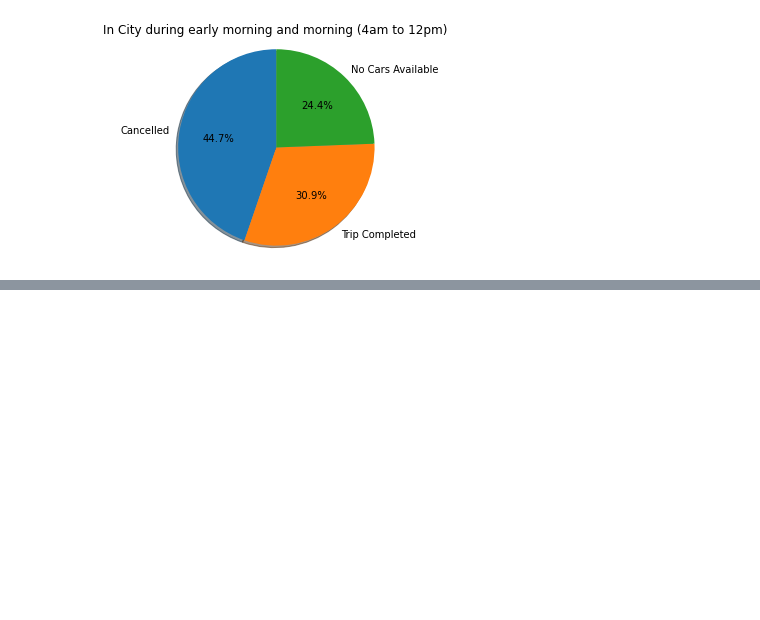
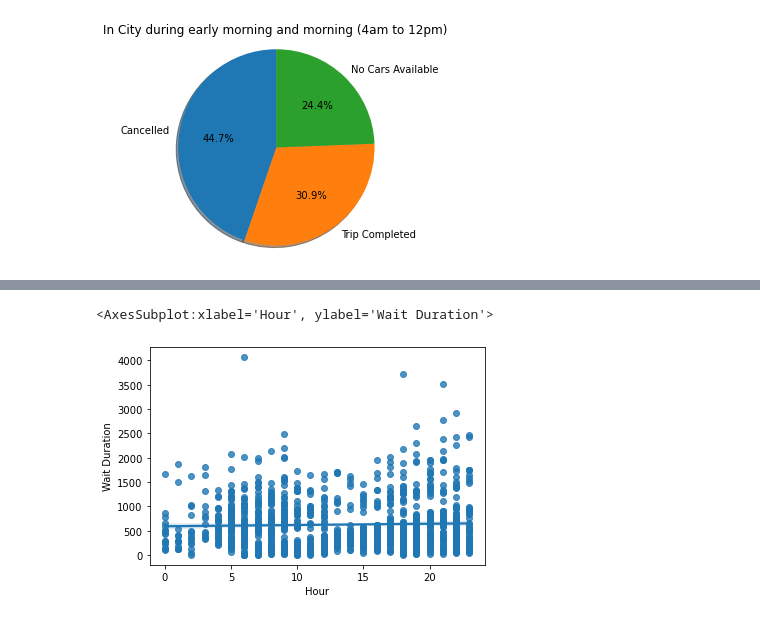
Before and after one commit to VikashShrivastava/EDA_PROJECT, a Jupyter notebook: EDA_CODES.ipynb, the cells around one changed output, grey strips where cells are left out. Cells and saved outputs as stored; diff of their text form; code cells hidden in the pictures; blank space fills up the shorter version.

```diff
--- a/EDA_CODES.ipynb
+++ b/EDA_CODES.ipynb
@@ -480,0 +522,27 @@ pie_chart(df_airport_count, "In City during early morning and morning (4am to 12
+# %%
+# Making a copy of original dataframe
+wait_ud = uber_data.copy()
+
+# Dropping rows with no driver id since those cannot be used for this analysis
+wait_ud['Driver id'].dropna()
+
+# Sorting data accordingly for next calculation
+wait_ud = wait_ud[wait_ud['Status']=='Trip Completed'].sort_values(by=['Driver id','Request timestamp'])
+
+# Computing wait duration by calculating difference of current Request Timestamp and previous Drop Timestamp
+wait_ud['Wait Duration'] = wait_ud['Request timestamp']-wait_ud['Drop timestamp'].shift() #(if R. time of 4 than D. time of 3)
+
+# Canverting wait duration to munutes
+wait_ud['Wait Duration'] = round(wait_ud['Wait Duration'].dt.total_seconds()/60,1)
+
+# Dropping rows where wait duration could not be computed
+wait_ud['Wait Duration'].dropna()
+
+
+# Removing the first trip for each driver since wait time for that can not be calculated
+wait_ud = wait_ud[wait_ud['Wait Duration']>0]
+
+# We are only interested in calculating wait time for the rides that actually took place
+wait_ud = wait_ud[wait_ud['Status']=='Trip Completed']
+
+wait_ud.head()
@@ -480,0 +570,11 @@ pie_chart(df_airport_count, "In City during early morning and morning (4am to 12
+# %%
+# Wait time at Airport.
+
+# Using scatterplot (regplot) since we have to visualize corelation, if any.
+
+# scatter plot of hour w.r.t. Wait Duration
+
+sns.regplot(x = "Hour", y = "Wait Duration", data = wait_ud[wait_ud['Pickup point']=='Airport'])
+# %% [output]
+<AxesSubplot:xlabel='Hour', ylabel='Wait Duration'>
+[figure, added]
```
Also changed, not shown: parts of 11 cells of this notebook.
